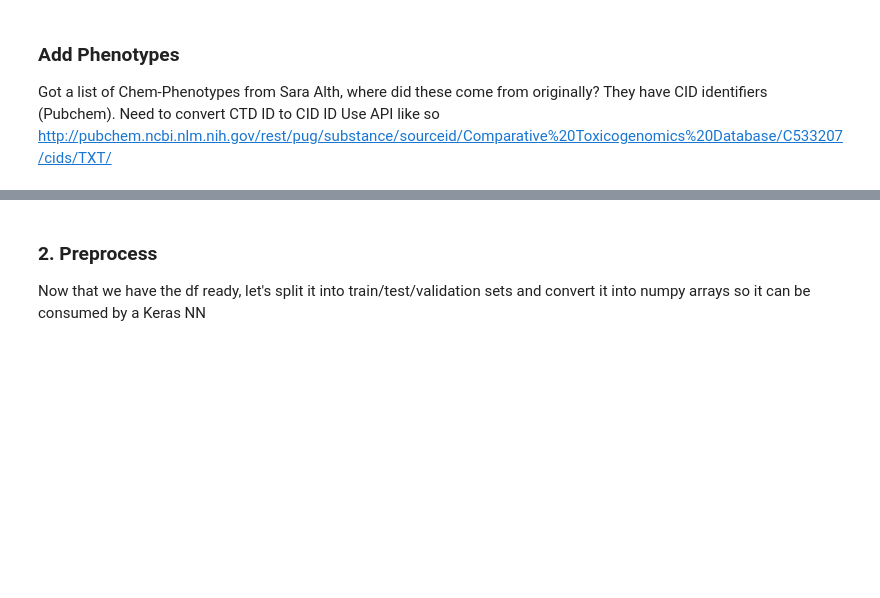
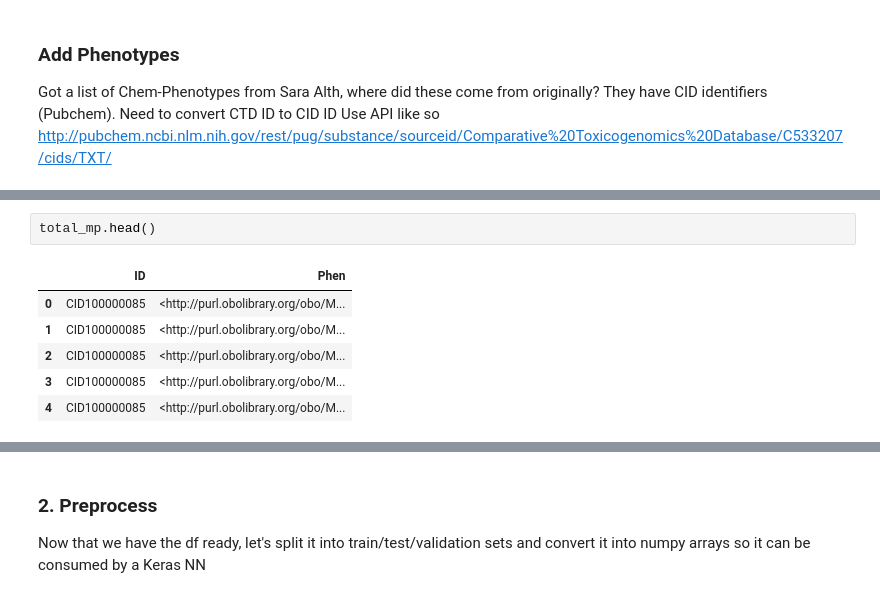
Before and after one commit to colemai/msc-thesis, a Jupyter notebook: opa/opa-nn.ipynb, the cells around one changed output, grey strips where cells are left out. Saved outputs shown, nothing was run; the diff lists cells and outputs as text; blank space fills up the shorter version.

```diff
--- a/opa/opa-nn.ipynb
+++ b/opa/opa-nn.ipynb
@@ -238,0 +311,9 @@ b'46931012\n'
+# %%
+total_mp.head()
+# %% [output]
+|  | ID | Phen |
+| 0 | CID100000085 | <http://purl.obolibrary.org/obo/M... |
+| 1 | CID100000085 | <http://purl.obolibrary.org/obo/M... |
+| 2 | CID100000085 | <http://purl.obolibrary.org/obo/M... |
+| 3 | CID100000085 | <http://purl.obolibrary.org/obo/M... |
+| 4 | CID100000085 | <http://purl.obolibrary.org/obo/M... |
```
Also changed, not shown: parts of 41 cells of this notebook.
